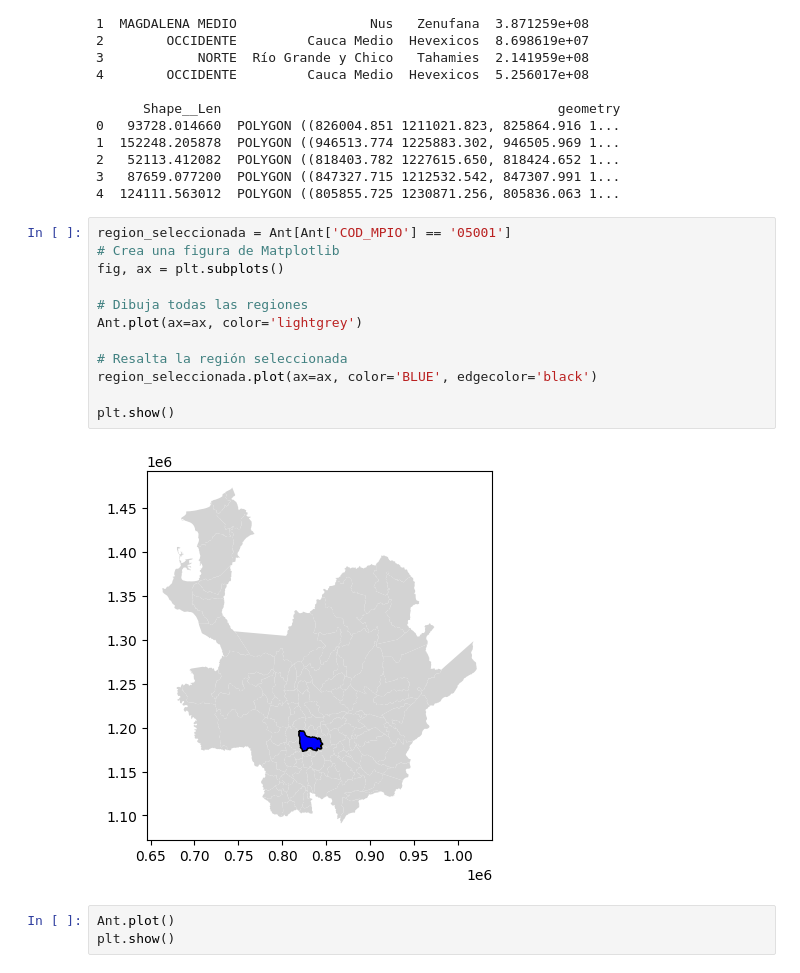
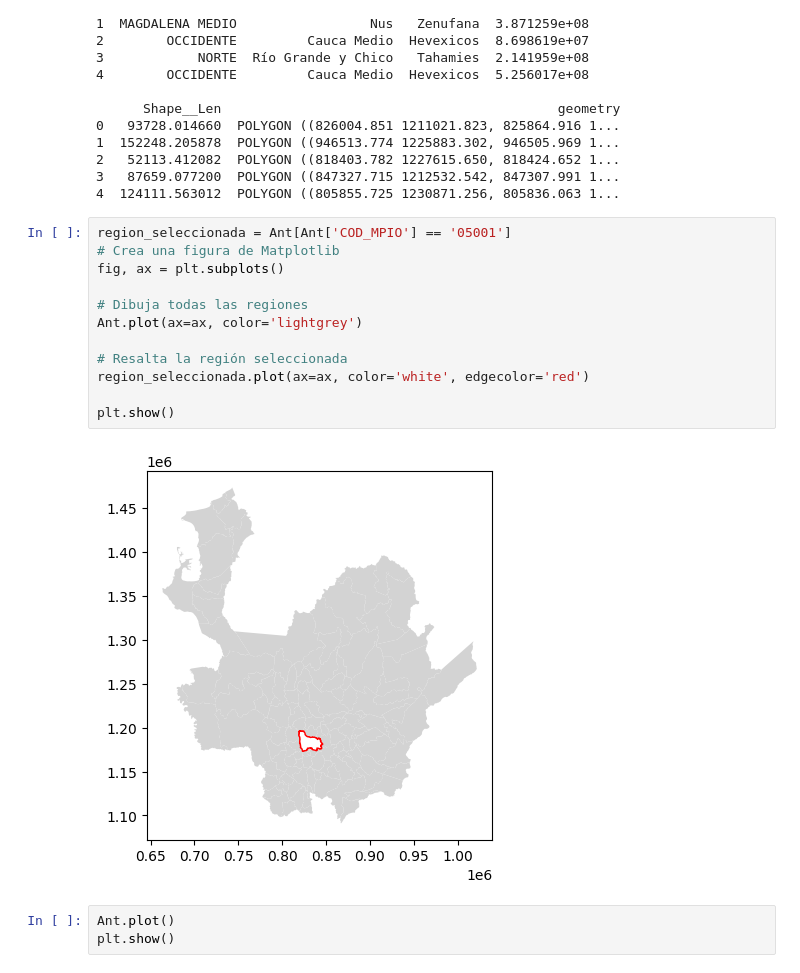
Before and after one commit to stijopa/Tesis, a Jupyter notebook: EDA_Tesis.ipynb, the cells around one changed output. Saved outputs shown, nothing was run; the diff lists cells and outputs as text.

```diff
--- a/EDA_Tesis.ipynb
+++ b/EDA_Tesis.ipynb
@@ -232,17 +232,17 @@ print(Ant.head())
 # %%
 region_seleccionada = Ant[Ant['COD_MPIO'] == '05001']
 # Crea una figura de Matplotlib
 fig, ax = plt.subplots()
 
 # Dibuja todas las regiones
 Ant.plot(ax=ax, color='lightgrey')
 
 # Resalta la región seleccionada
-region_seleccionada.plot(ax=ax, color='BLUE', edgecolor='black')
+region_seleccionada.plot(ax=ax, color='white', edgecolor='red')
 
 plt.show()
 # %% [output]
-[figure, old version]
+[figure, new version]
 # %%
 Ant.plot()
 plt.show()
```
Also changed, not shown: parts of 4 cells of this notebook.
